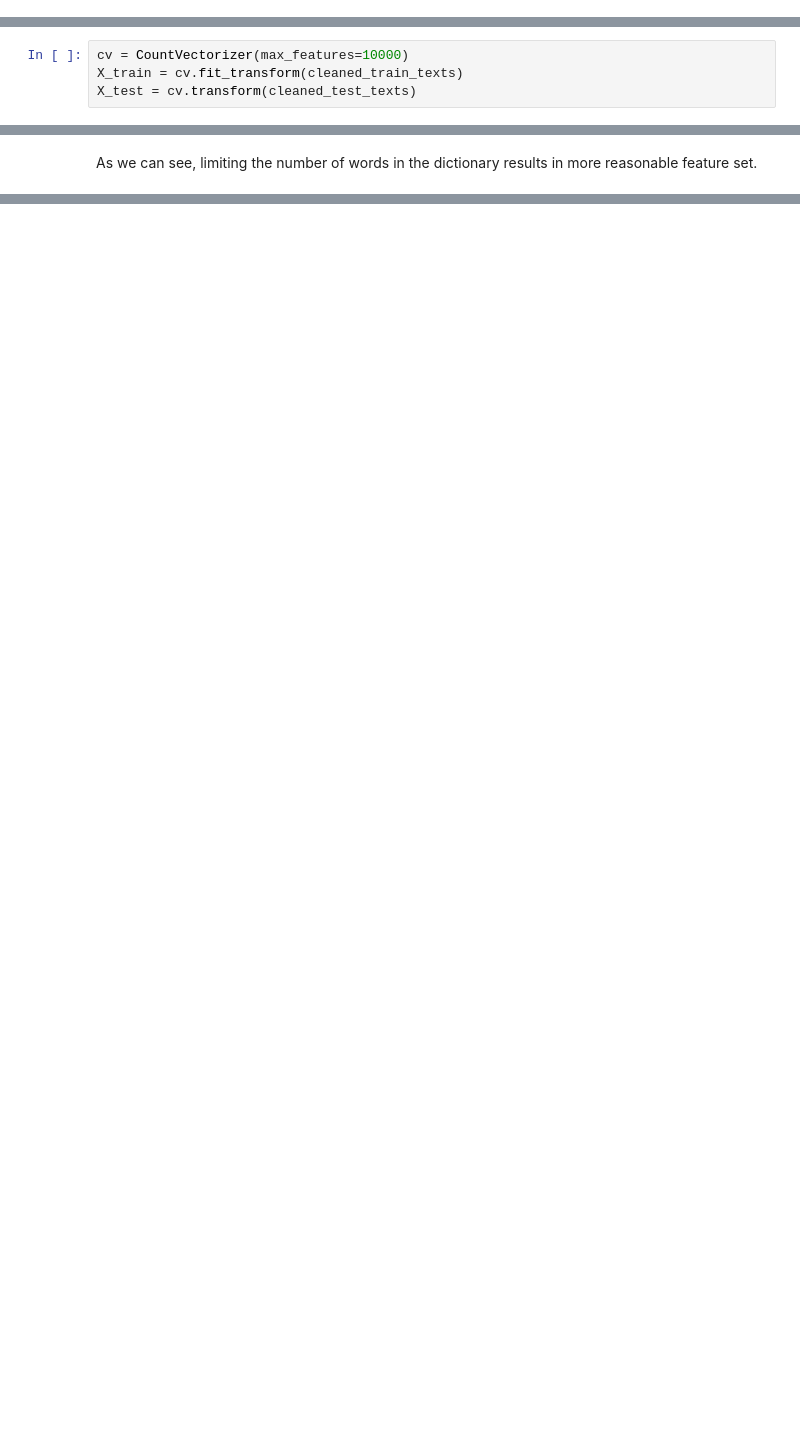
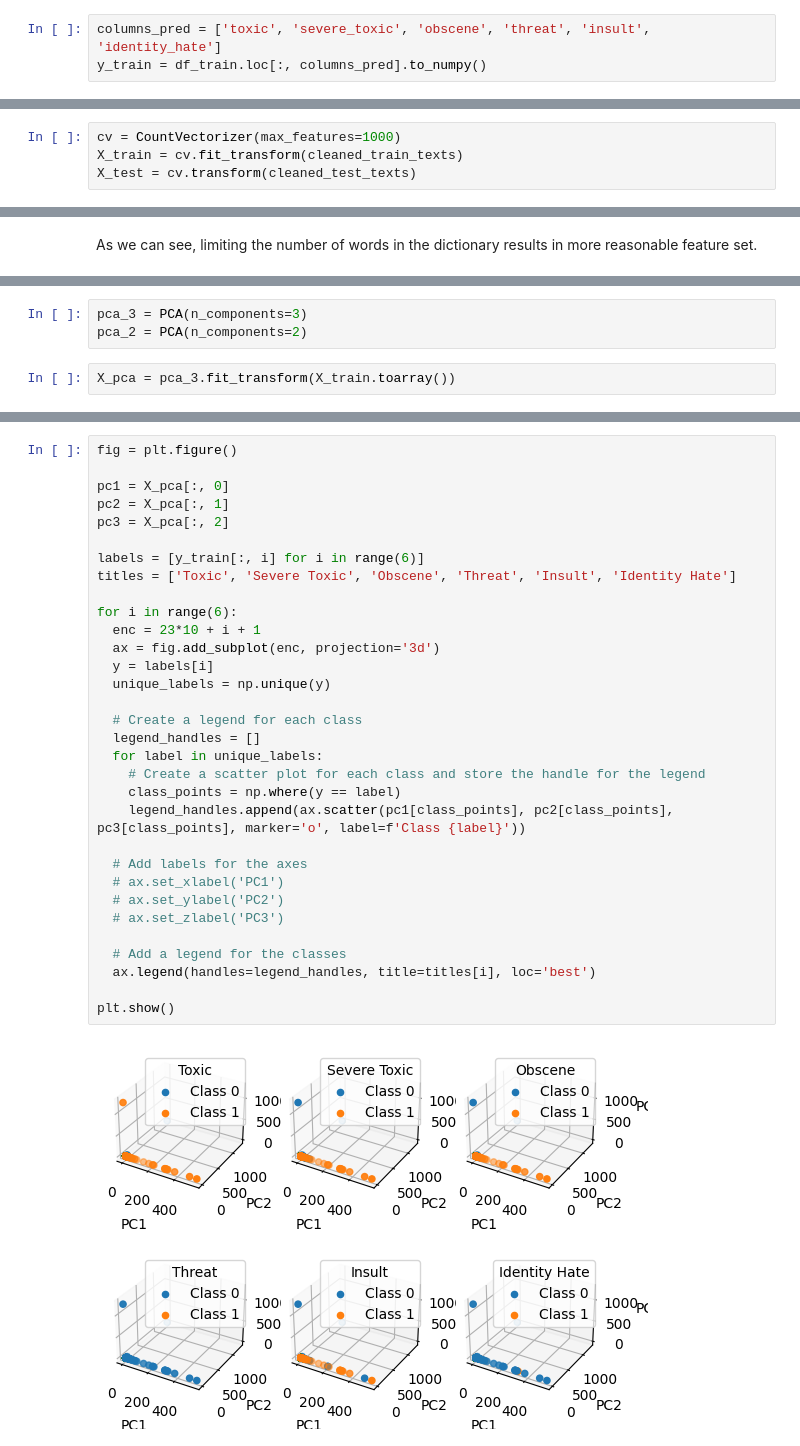
Before and after one commit to philosoph10/ToxicityDetection, a Jupyter notebook: KMA_ML2_23.ipynb, the cells around one changed output, grey strips where cells are left out. Saved outputs shown, nothing was run; the diff lists cells and outputs as text; blank space fills up the shorter version.

```diff
--- a/KMA_ML2_23.ipynb
+++ b/KMA_ML2_23.ipynb
@@ -75,6 +75,9 @@ dtypes: int64(1), object(2)
 memory usage: 1.5+ MB
 # %% [markdown]
 The test dataset contains **63978** samples.
+# %%
+columns_pred = ['toxic', 'severe_toxic', 'obscene', 'threat', 'insult', 'identity_hate']
+y_train = df_train.loc[:, columns_pred].to_numpy()
 # %% [markdown]
 Next we define some utility functions for viewing the dataset statistics.
 # %%
@@ -230,7 +233,7 @@ array(['aa', 'aaa', 'aaaa', ...,
        'zzzzzzzzzzzzzzzzzzzzzzzzzzzzzzzzzzzzzzzzzzzzzzzzzzzzzzzzzzzzzzzzzzzzzzzzzzzzzzzzzzzzzzzzzzzzzzzzzzzzzzzzzzzzzzzzzzzzzzzzzzzzzzzzzzzzzzzzzzzzzzzzzzzzzz'],
       dtype=object)
 # %%
-cv = CountVectorizer(max_features=10000)
+cv = CountVectorizer(max_features=1000)
 X_train = cv.fit_transform(cleaned_train_texts)
 X_test = cv.transform(cleaned_test_texts)
 # %%
@@ -241,0 +247,5 @@ As we can see, limiting the number of words in the dictionary results in more re
+# %%
+pca_3 = PCA(n_components=3)
+pca_2 = PCA(n_components=2)
+# %%
+X_pca = pca_3.fit_transform(X_train.toarray())
@@ -241,0 +258,34 @@ As we can see, limiting the number of words in the dictionary results in more re
+# %%
+fig = plt.figure()
+
+pc1 = X_pca[:, 0]
+pc2 = X_pca[:, 1]
+pc3 = X_pca[:, 2]
+
+labels = [y_train[:, i] for i in range(6)]
+titles = ['Toxic', 'Severe Toxic', 'Obscene', 'Threat', 'Insult', 'Identity Hate']
+
+for i in range(6):
+  enc = 23*10 + i + 1
+  ax = fig.add_subplot(enc, projection='3d')
+  y = labels[i]
+  unique_labels = np.unique(y)
+
+  # Create a legend for each class
+  legend_handles = []
+  for label in unique_labels:
+    # Create a scatter plot for each class and store the handle for the legend
+    class_points = np.where(y == label)
+    legend_handles.append(ax.scatter(pc1[class_points], pc2[class_points], pc3[class_points], marker='o', label=f'Class {label}'))
+
+  # Add labels for the axes
+  # ax.set_xlabel('PC1')
+  # ax.set_ylabel('PC2')
+  # ax.set_zlabel('PC3')
+
+  # Add a legend for the classes
+  ax.legend(handles=legend_handles, title=titles[i], loc='best')
+
+plt.show()
+# %% [output]
+[figure, added]
```
Also changed, not shown: parts of 10 cells of this notebook.
